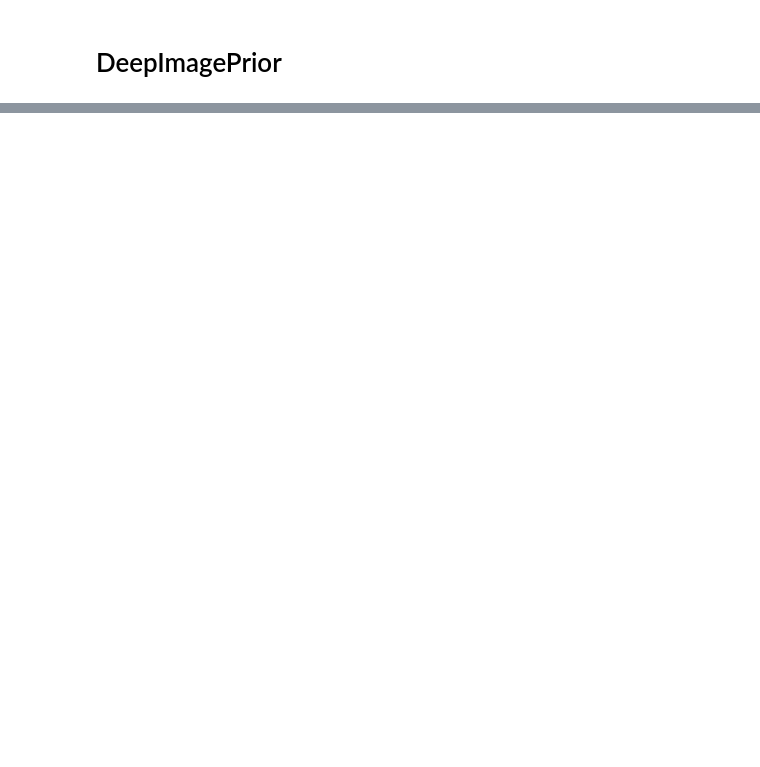
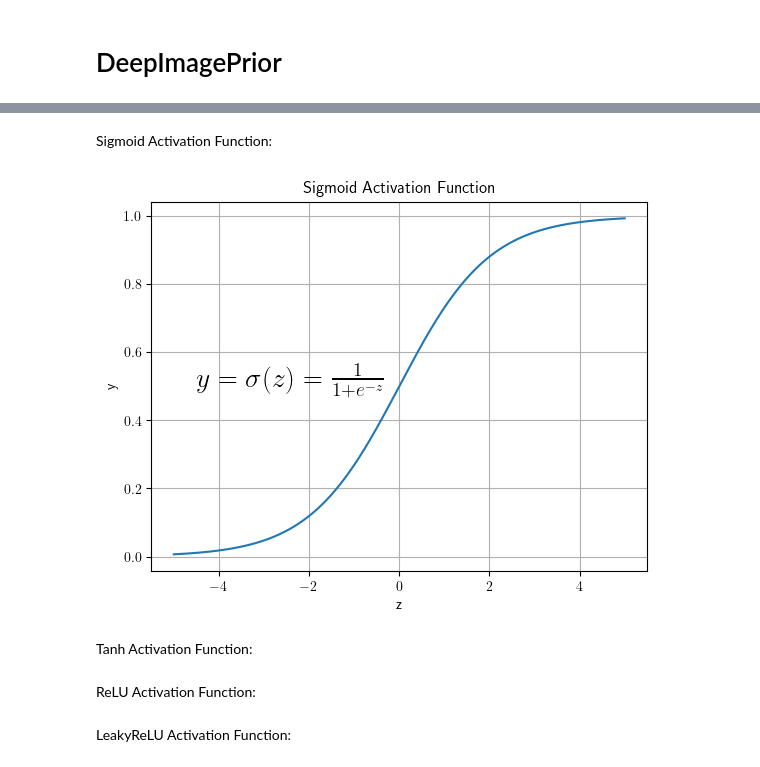
Before and after one commit to leeofaith/sionna, a Jupyter notebook: Jupyter Notebooks/Test.ipynb, the cells around one changed output, grey strips where cells are left out. Drawn from its saved outputs; the diff is of its cells as text; code cells hidden in the pictures; blank space fills up the shorter version.

```diff
--- a/Jupyter Notebooks/Test.ipynb
+++ b/Jupyter Notebooks/Test.ipynb
@@ -1575,0 +2562,33 @@ SER = tf.Tensor(0.40874671936035156, shape=(), dtype=float64)
+# %% [markdown]
+Sigmoid Activation Function:
+# %%
+import numpy as np
+import matplotlib.pyplot as plt
+import matplotlib as mpl
+
+mpl.rcParams['text.usetex'] = True
+mpl.rcParams['text.latex.preamble'] = r'\usepackage{amsmath}'
+
+
+def sigmoid(z):
+    return 1 / (1 + np.exp(-z))
+
+z = np.linspace(-5, 5, 1000)
+y = sigmoid(z)
+
+fig, ax = plt.subplots()
+ax.plot(z, y)
+ax.set_title("Sigmoid Activation Function")
+ax.set_xlabel("z")
+ax.set_ylabel("y")
+ax.grid()
+
+# Add LaTeX formula to the plot
+formula = r"$y = \sigma (z) = \frac{1}{1 + e^{-z}}$"
+ax.text(-4.5, 0.5, formula, fontsize=20)
+
+plt.show()
+# %% [output]
+[figure, added]
+# %% [markdown]
+Tanh Activation Function:
@@ -1575,0 +2622,2 @@ SER = tf.Tensor(0.40874671936035156, shape=(), dtype=float64)
+# %% [markdown]
+ReLU Activation Function:
@@ -1575,0 +2651,2 @@ SER = tf.Tensor(0.40874671936035156, shape=(), dtype=float64)
+# %% [markdown]
+LeakyReLU Activation Function:
```
Also changed, not shown: parts of 22 cells of this notebook, 11 other files.
